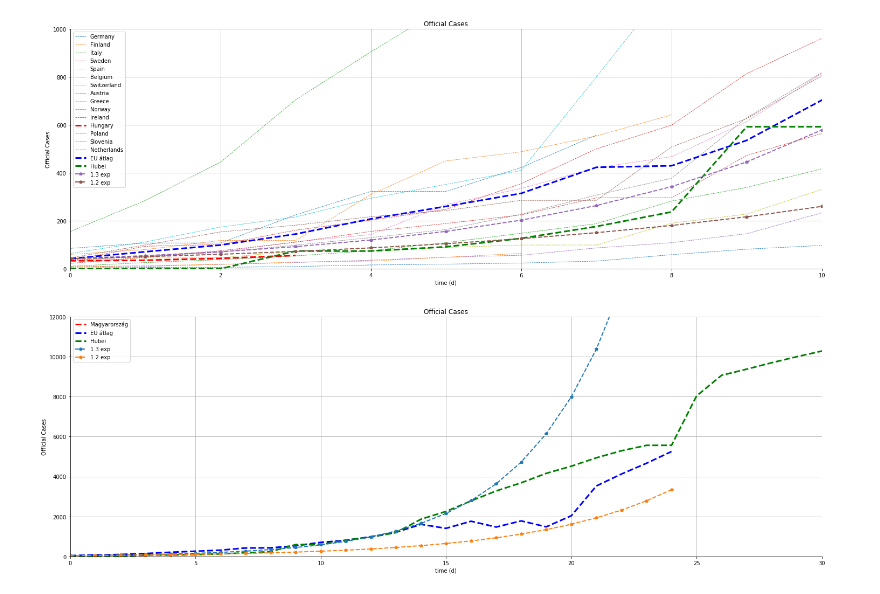
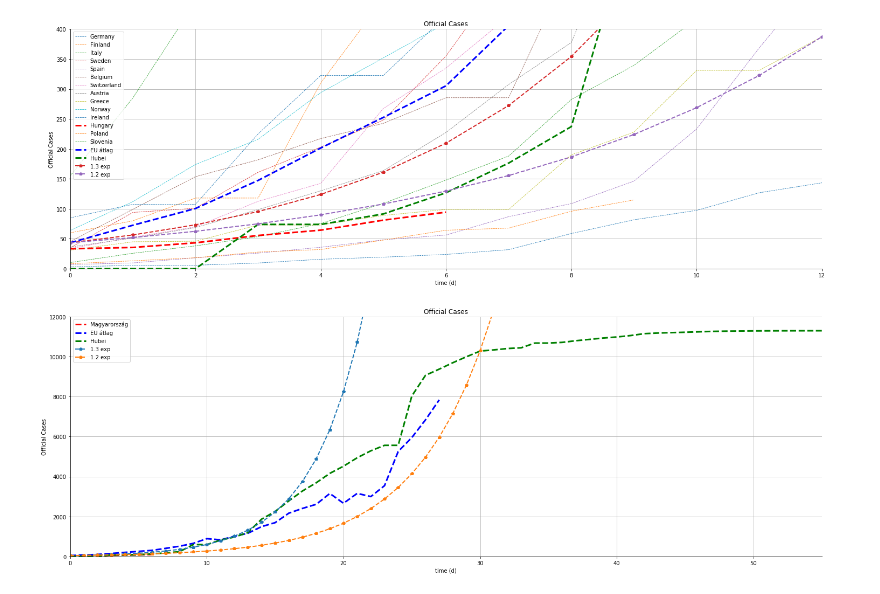
Before and after one commit to sandorkonya/COVID_HUN, a Jupyter notebook: COVID.ipynb, the cells around one changed output. Drawn from its saved outputs; the diff is of its cells as text; code cells hidden in the pictures.

```diff
--- a/COVID.ipynb
+++ b/COVID.ipynb
@@ -39,18 +38,17 @@ ConfirmedCases_raw.head(10)
 case_num  = 25
 days_after_cutoff = 25
 
-best_case_data = ConfirmedCases_raw[ConfirmedCases_raw["Country/Region"].str.contains('Austria|Greece|Hungary|Poland|Estonia|Ireland|Luxemburg|Germany|Norway|Switzerland|Sweden|Slovenia|Belgium|Netherlands|Finland|Ireland', case= False, regex= True)].T[4:]
+best_case_data = ConfirmedCases_raw[ConfirmedCases_raw["Country/Region"].str.contains('Austria|Greece|Hungary|Poland|Estonia|Ireland|Luxemburg|Germany|Norway|Switzerland|Sweden|Slovenia|Belgium|Finland', case= False, regex= True)].T[4:]
 worst_case_data = ConfirmedCases_raw[ConfirmedCases_raw["Country/Region"].str.contains('Spain|Italy', case= False, regex= True)].T[4:]
 
 hubei_case_data = ConfirmedCases_raw[ConfirmedCases_raw["Country/Region"].str.contains('China', case= False)].loc[154].T[4:]
-
 hubei_case_country_data = np.pad(hubei_case_data, (6, 0), 'constant')
 
 
 best_case_country_data = []
 best_case_countries = []
 
-for i in best_case_data.columns[:-1]:
+for i in best_case_data.columns:
     #print(ConfirmedCases_raw[ConfirmedCases_raw.index == i]["Country/Region"].values[0])
     best_case_countries.append(ConfirmedCases_raw[ConfirmedCases_raw.index == i]["Country/Region"].values[0])
     best_case_country_data.append(best_case_data[best_case_data[(best_case_data[i] > case_num)].index[0]:][i].reset_index(drop=True).values)
@@ -59,7 +57,7 @@ for i in best_case_data.columns[:-1]:
 worst_case_country_data = []
 worst_case_countries = []
 
-for i in worst_case_data.columns[:-1]:
+for i in worst_case_data.columns:
     #print(ConfirmedCases_raw[ConfirmedCases_raw.index == i]["Country/Region"].values[0])
     worst_case_countries.append(ConfirmedCases_raw[ConfirmedCases_raw.index == i]["Country/Region"].values[0])
     worst_case_country_data.append(worst_case_data[worst_case_data[(worst_case_data[i] > case_num)].index[0]:][i].reset_index(drop=True).values)
@@ -94,7 +92,7 @@ plt.legend(best_case_countries)
 plt.rcParams['figure.figsize'] = [25, 10]
 
 ax.plot(best_mean_cases, 'b--', linewidth=3.0)
-ax.plot(worst_mean_cases, 'r--', linewidth=2.0)
+ax.plot(worst_mean_cases, 'p--', linewidth=2.0)
 
 ax.plot(hubei_case_country_data, 'g--', linewidth=1.0)
 
@@ -104,8 +102,8 @@ ax.grid()
 for spine in ('top', 'right'):
     ax.spines[spine].set_visible(False)
 
-plt.axis([0, 25, 0, 8000])
+plt.axis([0, 10, 0, 2000])
 
-fig.savefig("covid_16_03.png")
+fig.savefig("covid_21_03.png")
 plt.show()
 # %% [output]
@@ -113,7 +110,0 @@ plt.show()
-# %%
-d = 16
-index = 0
-for i in range(0,len(best_mean_cases)):
-    print("2020-03-"+str(d)+" : ",int(best_mean_cases[i]))
-    index = index + 1
-    d= d+1
@@ -132,0 +111,11 @@ for i in range(0,len(best_mean_cases)):
+# %%
+import datetime
+
+dt = datetime.datetime(2020, 3, 16)
+step = datetime.timedelta(seconds=86400)
+
+for i in range(1,len(best_mean_cases[:-1])):
+    date = dt.strftime('%Y-%m-%d')
+    print(date+" : ",int(best_mean_cases[i]), "ICU: ~",int(0.05*best_mean_cases[i]),"-",int(0.25*best_mean_cases[i]))
+    #print(str(i) + ":", int(100*best_mean_cases[i]/best_mean_cases[i-1])/100, int(best_mean_cases[i]))
+    dt += step
@@ -151,7 +158,7 @@ name = {
     'United States': 'US' }
 pop.loc[:, 'Country Name'] = pop.loc[: 'Country Name'].replace(name)
 
-pop[pop['Country Name'].str.contains('Spain|Italy|Austria|Greece|Hungary|Poland|Ireland|Luxemburg|Germany|Norway|Switzerland|Sweden|Slovenia|Belgium|Netherlands|Finland|Ireland', case=False, regex=True)]
+pop[pop['Country Name'].str.contains('Spain|Italy|Austria|Greece|Hungary|Poland|Ireland|Luxemburg|Germany|Norway|Switzerland|Sweden|Slovenia|Belgium|Finland|Ireland', case=False, regex=True)]
 
 def normalizebypop(country):
     global pop
@@ -161,9 +168,9 @@ def normalizebypop(country):
 
 #cut-off for case num
 case_num  = 25
-days_after_cutoff = 25
+days_after_cutoff = 55
 
-best_case_data = ConfirmedCases_raw[ConfirmedCases_raw["Country/Region"].str.contains('Spain|Italy|Austria|Greece|Hungary|Poland|Ireland|Luxemburg|Germany|Norway|Switzerland|Sweden|Slovenia|Belgium|Netherlands|Finland|Ireland', case= False, regex= True)].T[4:]
+best_case_data = ConfirmedCases_raw[ConfirmedCases_raw["Country/Region"].str.contains('Spain|Italy|Austria|Greece|Hungary|Poland|Ireland|Luxemburg|Germany|Norway|Switzerland|Sweden|Slovenia|Belgium|Finland|Ireland', case= False, regex= True)].T[4:]
 
 hubei_case_data = ConfirmedCases_raw[ConfirmedCases_raw["Country/Region"].str.contains('China', case= False)].loc[154].T[4:]
 
@@ -173,7 +180,7 @@ hubei_case_country_data = np.pad(hubei_case_data, (3, 0), 'constant')/6
 best_case_country_data = []
 best_case_countries = []
 
-for i in best_case_data.columns[:-1]:
+for i in best_case_data.columns:
     country = ConfirmedCases_raw[ConfirmedCases_raw.index == i]["Country/Region"].values[0]
     best_case_countries.append(ConfirmedCases_raw[ConfirmedCases_raw.index == i]["Country/Region"].values[0])
     best_case_country_data.append(10*best_case_data[best_case_data[(best_case_data[i] > case_num)].index[0]:][i].reset_index(drop=True).values/normalizebypop(country))
@@ -228,37 +235,37 @@ ax1.plot(r13_curve, 'p--', linewidth=2.0)
 ax1.plot(r12_curve, 'p--', linewidth=2.0, label='Inline label')
 
 
 ax2.plot(r13_curve, 'p--', linewidth=2.0)
 ax2.plot(r12_curve, 'p--', linewidth=2.0)
 
 add = ["EU átlag","Hubei","1.3 exp","1.2 exp"]
 legendlist = best_case_countries + add
 
 
 ax1.legend(legendlist)
 ax2.legend(['Magyarország','EU átlag','Hubei','1.3 exp','1.2 exp'])
 
 ax1.set(xlabel='time (d)', ylabel='Official Cases', title='Official Cases')
 ax1.grid()
 ax2.set(xlabel='time (d)', ylabel='Official Cases', title='Official Cases')
 ax2.grid()
 
 
 
 for spine in ('top', 'right'):
     ax1.spines[spine].set_visible(False)
     ax2.spines[spine].set_visible(False)
 
 plt.rcParams['figure.figsize'] = [25, 18]
-ax1.axis([0, 10, 0, 1000])
-ax2.axis([0, 30, 0, 12000])
+ax1.axis([0, 12, 0, 400])
+ax2.axis([0, 55, 0, 12000])
 
 
-fig2.savefig("covid_18_03_norm_hub.png")
+fig2.savefig("covid_19_03_norm_hub.png")
 
 plt.show()
 # %% [output]
-[figure, old version]
+[figure, new version]
 # %%
 import datetime
 
```
Also changed, not shown: parts of 8 cells of this notebook.
